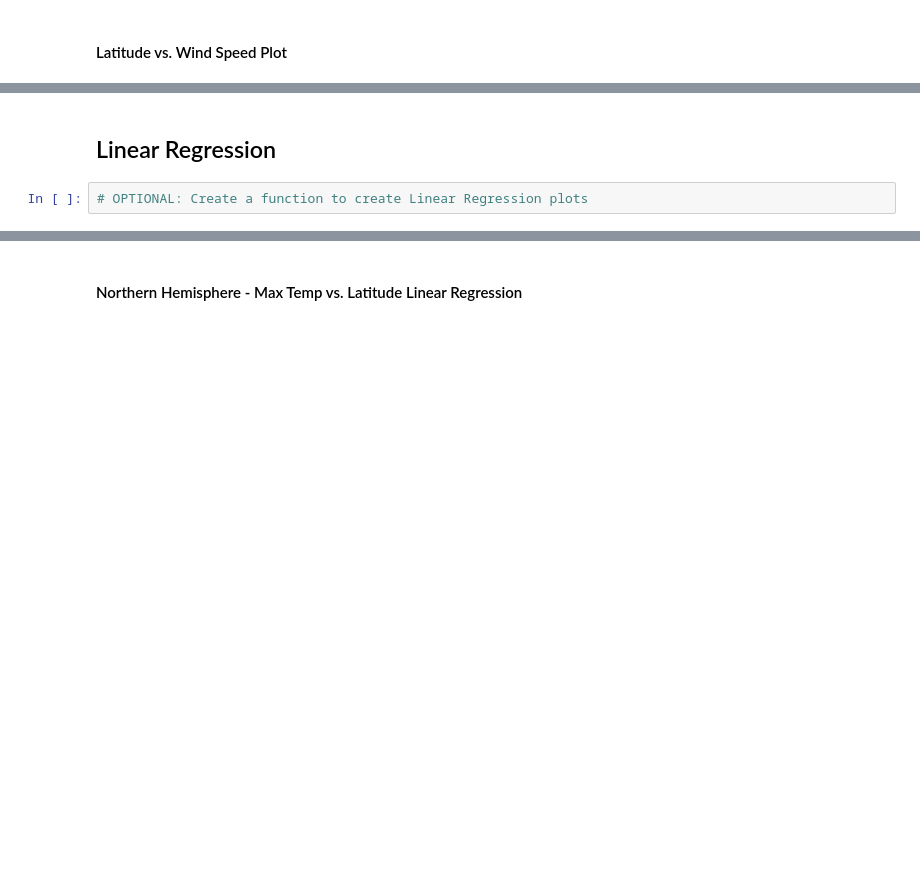
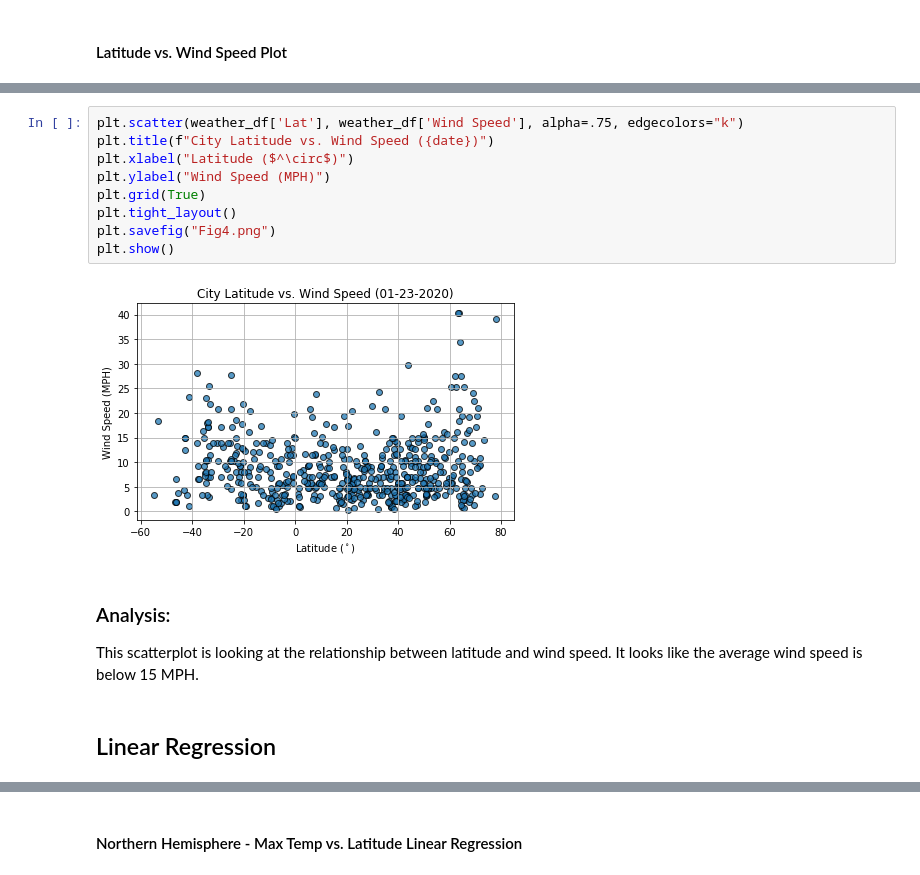
Before and after one commit to 4Reference/Python-API-challenge, a Jupyter notebook: WeatherPy/WeatherPy.ipynb, the cells around one changed output, grey strips where cells are left out. Saved outputs shown, nothing was run; the diff lists cells and outputs as text; blank space fills up the shorter version.

```diff
--- a/WeatherPy/WeatherPy.ipynb
+++ b/WeatherPy/WeatherPy.ipynb
@@ -171,4 +287,16 @@ dtype: int64
+# %%
+plt.scatter(weather_df['Lat'], weather_df['Wind Speed'], alpha=.75, edgecolors="k")
+plt.title(f"City Latitude vs. Wind Speed ({date})")
+plt.xlabel("Latitude ($^\circ$)")
+plt.ylabel("Wind Speed (MPH)")
+plt.grid(True)
+plt.tight_layout()
+plt.savefig("Fig4.png")
+plt.show()
+# %% [output]
+[figure, added]
+# %% [markdown]
+### Analysis:
+This scatterplot is looking at the relationship between latitude and wind speed. It looks like the average wind speed is below 15 MPH.
 # %% [markdown]
 ## Linear Regression
-# %%
-# OPTIONAL: Create a function to create Linear Regression plots
```
Also changed, not shown: parts of 44 cells of this notebook, 5 other files.
